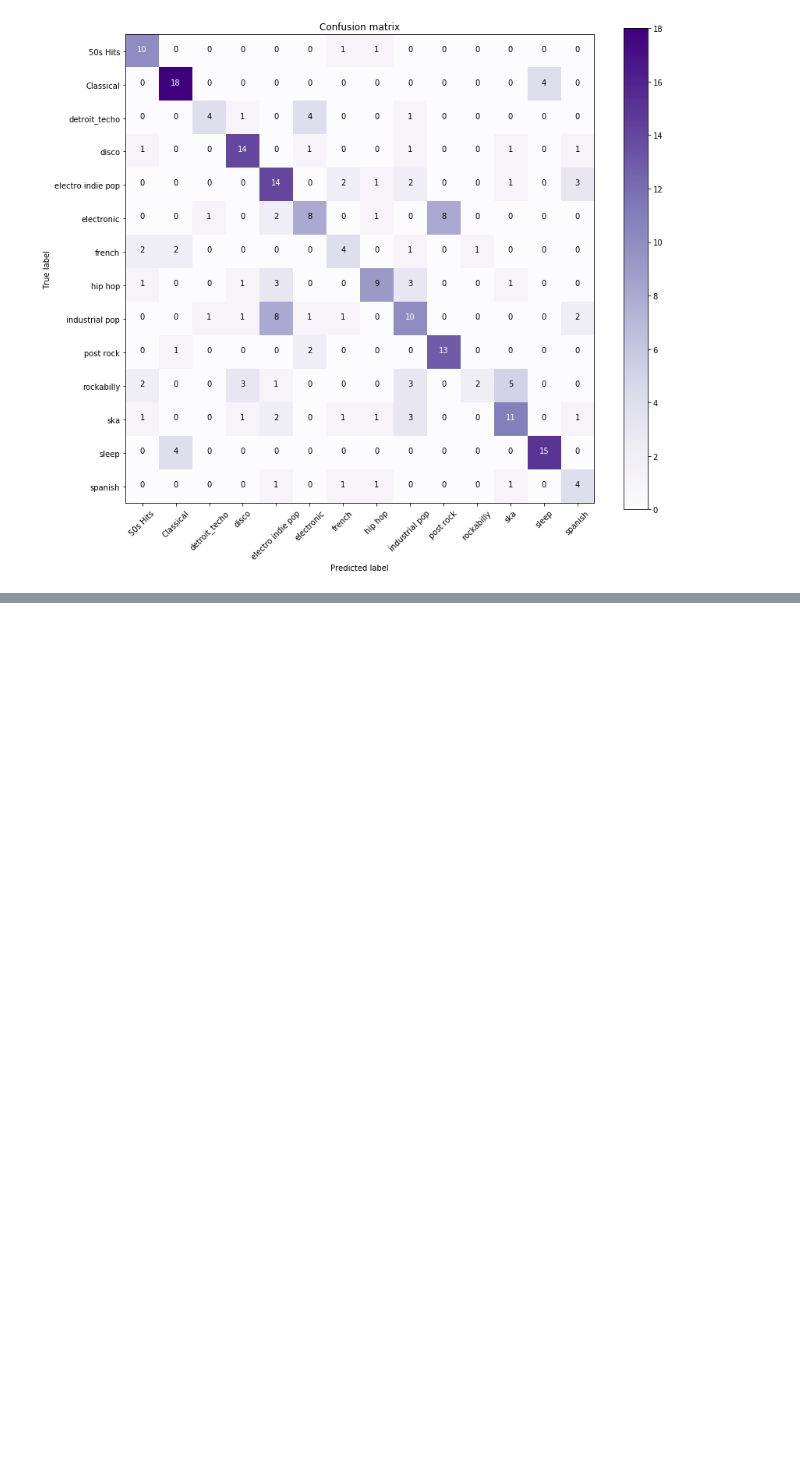
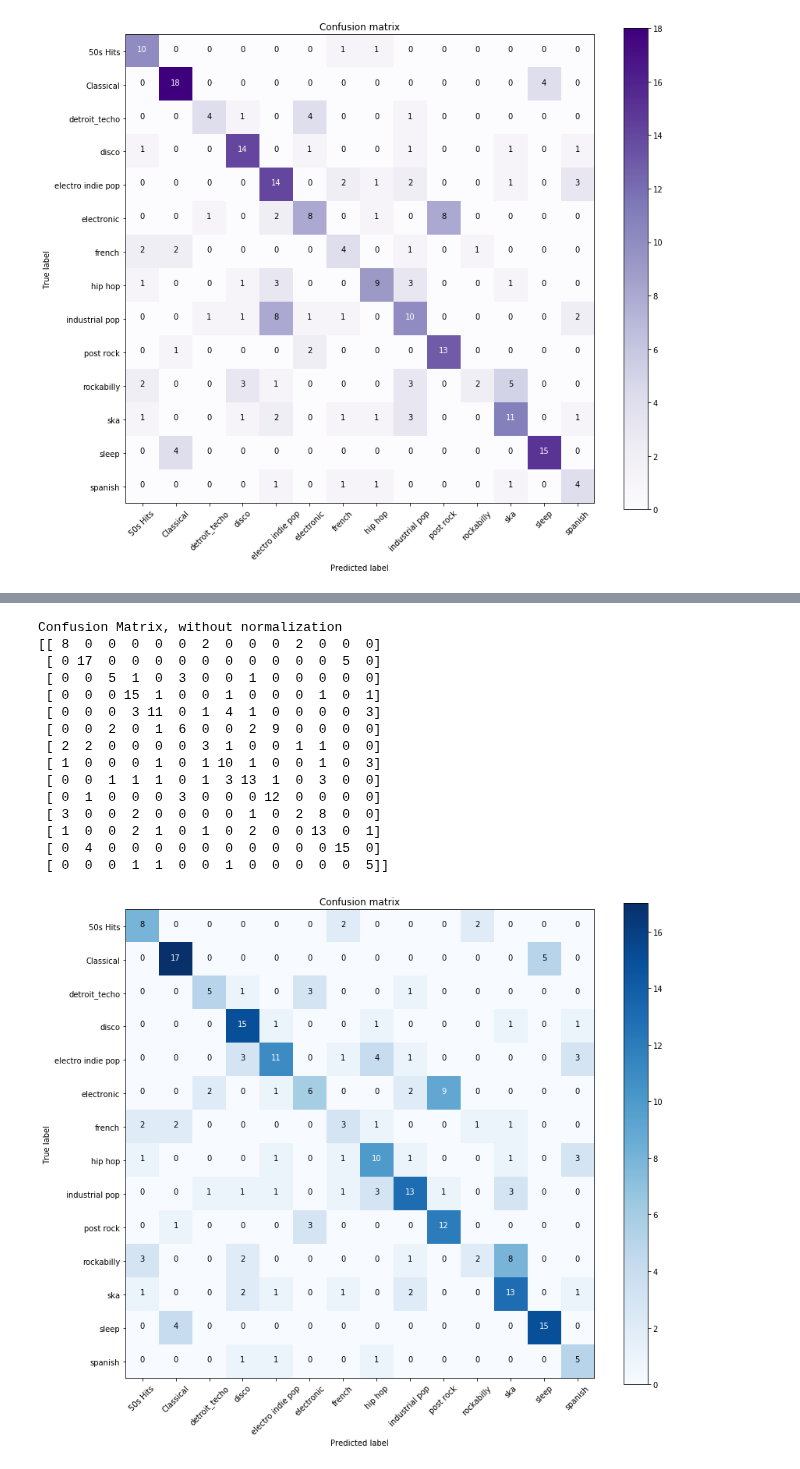
Before and after one commit to FinchMF/Classification_Models, a Jupyter notebook: Modeling.ipynb, the cells around one changed output, grey strips where cells are left out. Drawn from its saved outputs; the diff is of its cells as text; code cells hidden in the pictures; blank space fills up the shorter version.

```diff
--- a/Modeling.ipynb
+++ b/Modeling.ipynb
@@ -977,0 +1189,3 @@ pickle.dump(logreg_1, open(filename, 'wb'))
+# %%
+forest = RandomForestClassifier(n_estimators=300, max_depth= 60)
+forest.fit(X_train, y_train)
@@ -977,0 +1206,8 @@ pickle.dump(logreg_1, open(filename, 'wb'))
+# %%
+preds = forest.predict(X_test)
+random_forest_confusion_matrix = confusion_matrix(y_test, preds)
+random_forest_classification_report = classification_report(y_test, preds)
+print(random_forest_confusion_matrix)
+print(random_forest_classification_report)
+print("The accuracy score is" + " "+ str(accuracy_score(y_test, preds)))
+print_metrics(y_test, preds)
@@ -977,0 +1253,22 @@ pickle.dump(logreg_1, open(filename, 'wb'))
+# %%
+plot_confusion_matrix(random_forest_confusion_matrix, classes,
+                          normalize=False,
+                          title='Confusion matrix',
+                          cmap=plt.cm.Blues)
+# %% [output]
+Confusion Matrix, without normalization
+[[ 8  0  0  0  0  0  2  0  0  0  2  0  0  0]
+ [ 0 17  0  0  0  0  0  0  0  0  0  0  5  0]
+ [ 0  0  5  1  0  3  0  0  1  0  0  0  0  0]
+ [ 0  0  0 15  1  0  0  1  0  0  0  1  0  1]
+ [ 0  0  0  3 11  0  1  4  1  0  0  0  0  3]
+ [ 0  0  2  0  1  6  0  0  2  9  0  0  0  0]
+ [ 2  2  0  0  0  0  3  1  0  0  1  1  0  0]
+ [ 1  0  0  0  1  0  1 10  1  0  0  1  0  3]
+ [ 0  0  1  1  1  0  1  3 13  1  0  3  0  0]
+ [ 0  1  0  0  0  3  0  0  0 12  0  0  0  0]
+ [ 3  0  0  2  0  0  0  0  1  0  2  8  0  0]
+ [ 1  0  0  2  1  0  1  0  2  0  0 13  0  1]
+ [ 0  4  0  0  0  0  0  0  0  0  0  0 15  0]
+ [ 0  0  0  1  1  0  0  1  0  0  0  0  0  5]]
+[figure, added]
```
Also changed, not shown: parts of 68 cells of this notebook, 7 other files.
